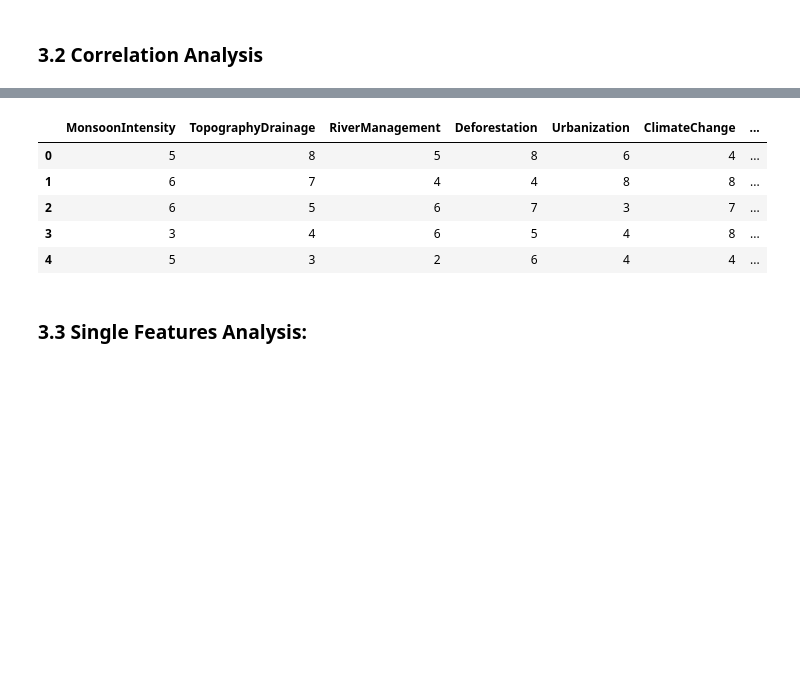
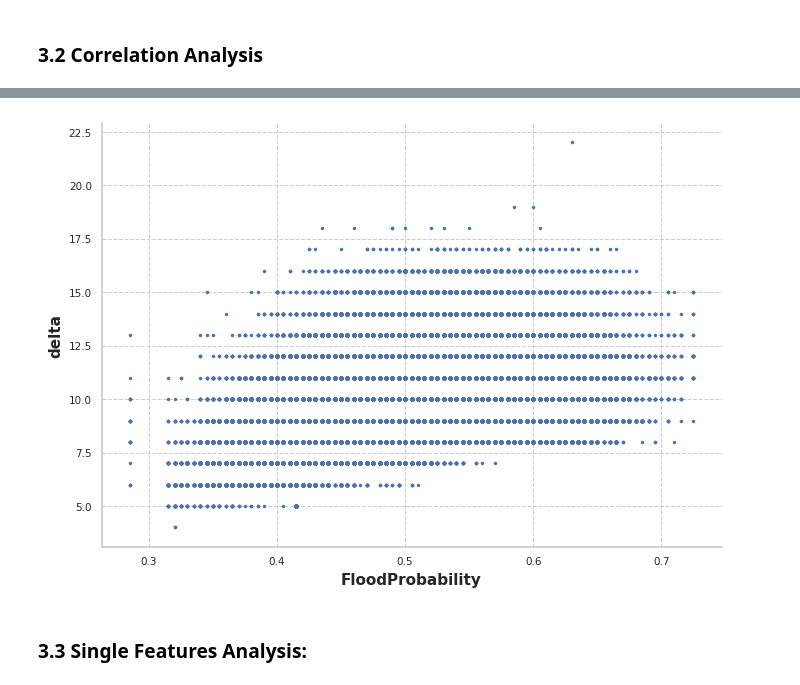
Before and after one commit to fabriziobasso/kaggle, a Jupyter notebook: S4E5_EDA.ipynb, the cells around one changed output, grey strips where cells are left out. Cells and saved outputs as stored; diff of their text form; code cells hidden in the pictures; blank space fills up the shorter version.

```diff
--- a/S4E5_EDA.ipynb
+++ b/S4E5_EDA.ipynb
@@ -975,12 +1092,11 @@ axs.grid(False)
-# %%
-train_df.head()
-# %% [output]
-|  | MonsoonIntensity | TopographyDrainage | RiverManagement | Deforestation | Urbanization | ClimateChange | ... |
-| 0 | 5 | 8 | 5 | 8 | 6 | 4 | ... |
-| 1 | 6 | 7 | 4 | 4 | 8 | 8 | ... |
-| 2 | 6 | 5 | 6 | 7 | 3 | 7 | ... |
-| 3 | 3 | 4 | 6 | 5 | 4 | 8 | ... |
-| 4 | 5 | 3 | 2 | 6 | 4 | 4 | ... |
+# %%
+plt.scatter(train_df["FloodProbability"], train_df["max"], s=5, cmap='coolwarm')
+plt.xlabel('FloodProbability')
+plt.ylabel('delta')
+plt.grid(linestyle='--')
+plt.show()
+# %% [output]
+[figure, added]
 # %% [markdown]
 ### 3.3 Single Features Analysis:
 # %% [markdown]
```
Also changed, not shown: parts of 105 cells of this notebook.
